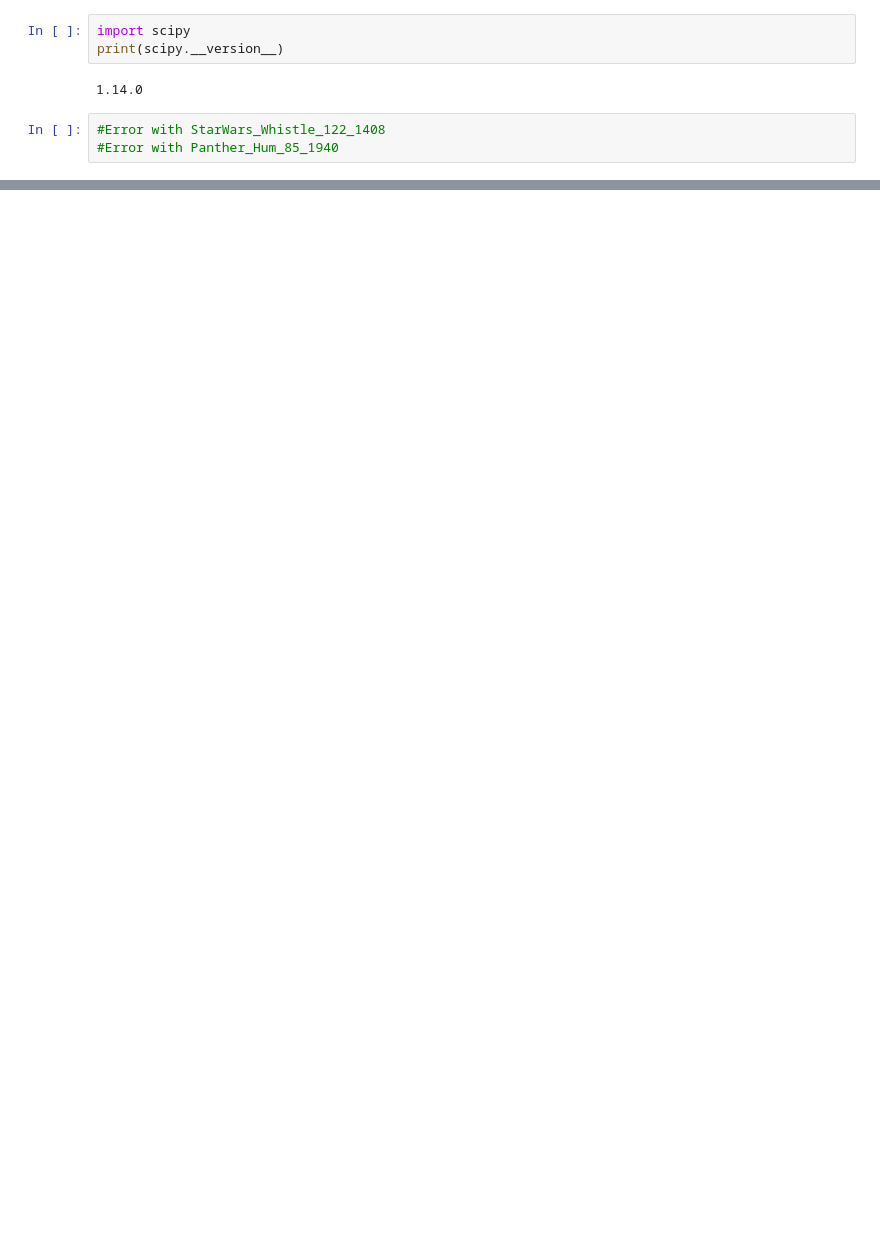
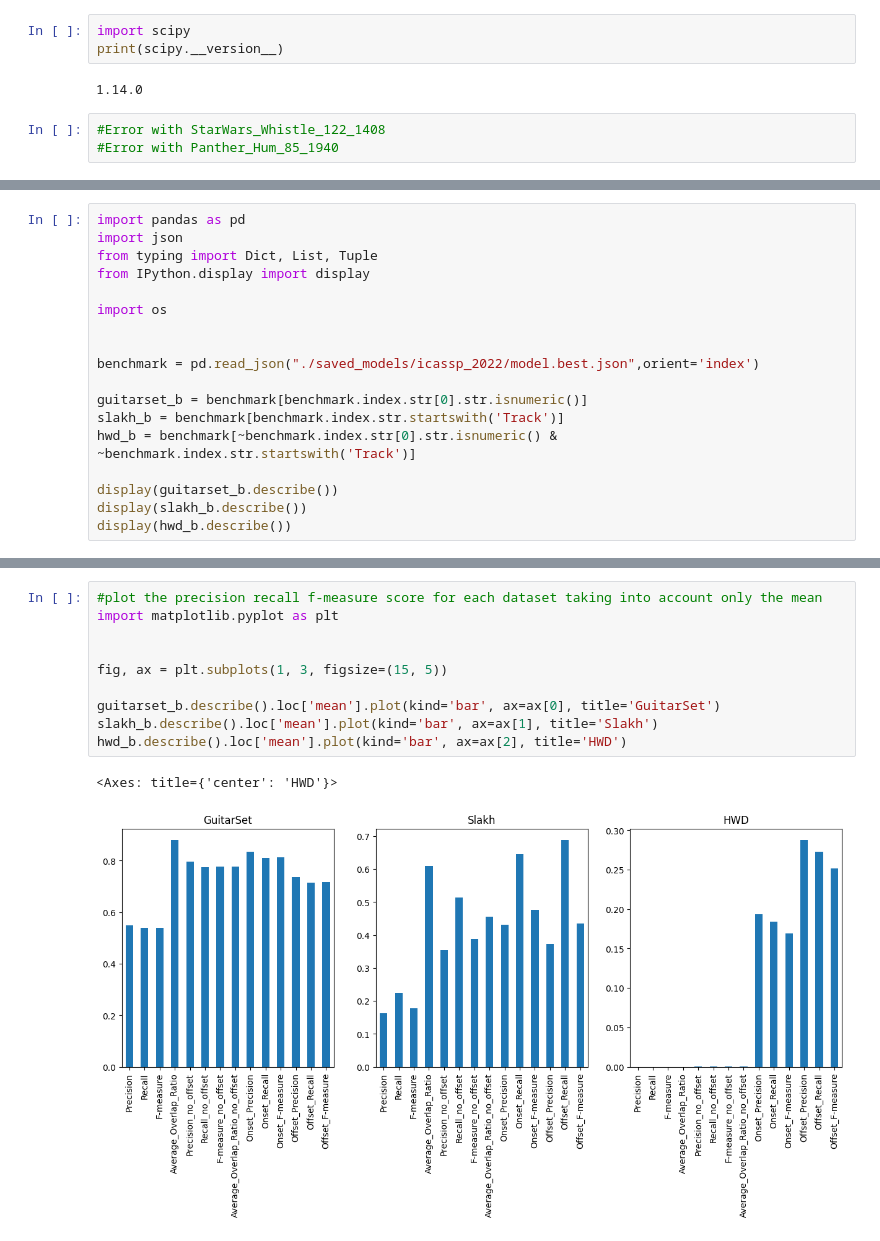
Before and after one commit to Lorenzo2703/Advanced_Pitch, a Jupyter notebook: BasicPitch/basic_pitch/Utils.ipynb, the cells around one changed output, grey strips where cells are left out. Saved outputs shown, nothing was run; the diff lists cells and outputs as text; blank space fills up the shorter version.

Commit message:
Plotting some stats

```diff
--- a/BasicPitch/basic_pitch/Utils.ipynb
+++ b/BasicPitch/basic_pitch/Utils.ipynb
@@ -262,3 +296,21 @@ class HWDFilterInvalidTracks(beam.DoFn):
 
             ##If return None skip the track else return the track_id and split
             yield beam.pvalue.TaggedOutput(split, track_id)
+# %%
+import pandas as pd
+import json
+from typing import Dict, List, Tuple
+from IPython.display import display
+
+import os
+
+
+benchmark = pd.read_json("./saved_models/icassp_2022/model.best.json",orient='index')
+
+guitarset_b = benchmark[benchmark.index.str[0].str.isnumeric()]
+slakh_b = benchmark[benchmark.index.str.startswith('Track')]
+hwd_b = benchmark[~benchmark.index.str[0].str.isnumeric() & ~benchmark.index.str.startswith('Track')]
+
+display(guitarset_b.describe())
+display(slakh_b.describe())
+display(hwd_b.describe())
@@ -264,0 +345,13 @@ class HWDFilterInvalidTracks(beam.DoFn):
+# %%
+#plot the precision recall f-measure score for each dataset taking into account only the mean
+import matplotlib.pyplot as plt
+
+
+fig, ax = plt.subplots(1, 3, figsize=(15, 5))
+
+guitarset_b.describe().loc['mean'].plot(kind='bar', ax=ax[0], title='GuitarSet')
+slakh_b.describe().loc['mean'].plot(kind='bar', ax=ax[1], title='Slakh')
+hwd_b.describe().loc['mean'].plot(kind='bar', ax=ax[2], title='HWD')
+# %% [output]
+<Axes: title={'center': 'HWD'}>
+[figure, added]
```
Also changed, not shown: parts of 9 cells of this notebook, 1 other file.
